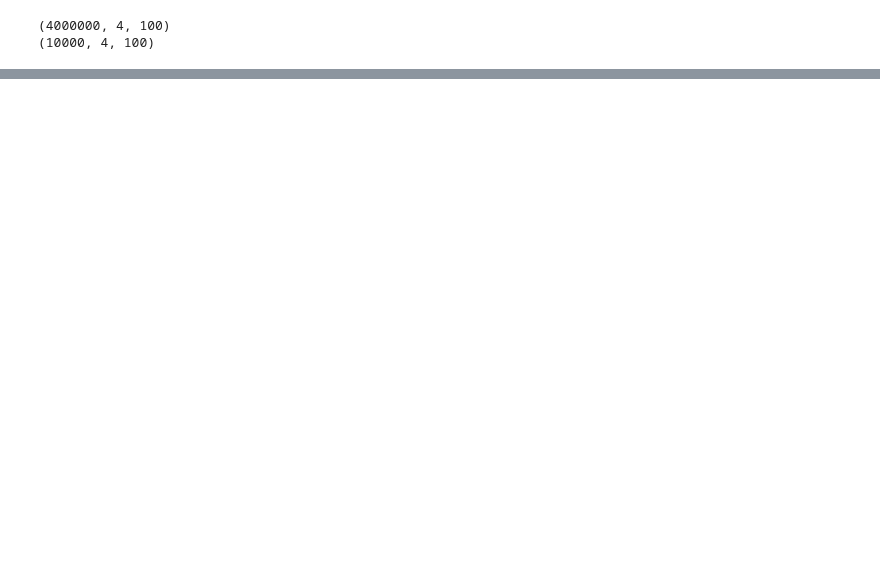
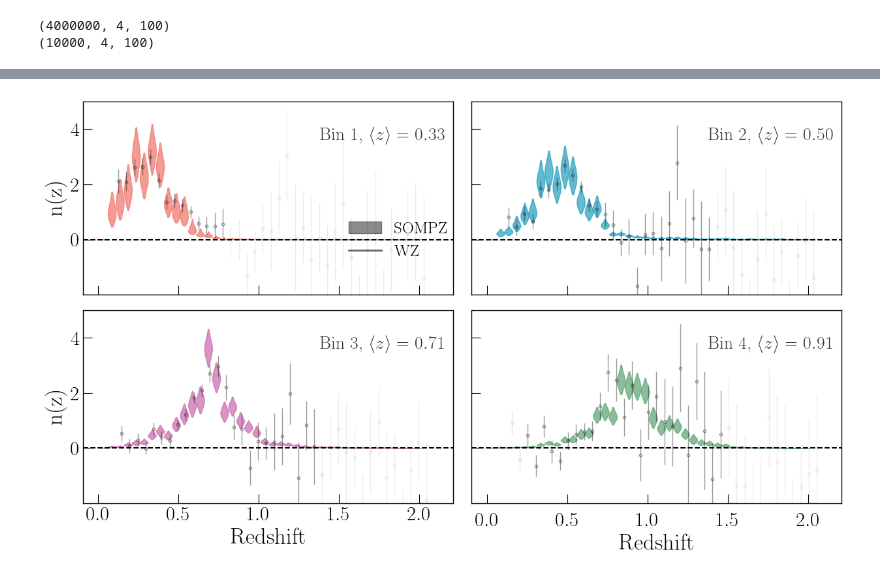
Before and after one commit to DhayaaAnbajagane/CosmicShearPhotoZ, a Jupyter notebook: paper_plots/Fiducial_Distribution.ipynb, the cells around one changed output, grey strips where cells are left out. Drawn from its saved outputs; the diff is of its cells as text; code cells hidden in the pictures; blank space fills up the shorter version.

```diff
--- a/paper_plots/Fiducial_Distribution.ipynb
+++ b/paper_plots/Fiducial_Distribution.ipynb
@@ -36,7 +36,7 @@ zbins   = np.arange(min_z,max_z+delta_z,delta_z)
 zbinsc  = zbins[:-1]+(zbins[1]-zbins[0])/2.
 
 
-files = sorted(glob.glob('/project/chihway/dhayaa/DECADE/SOMPZ/Runs/20240408/Final/nz_Samp*.npy'))
+files = sorted(glob.glob('/project/chihway/dhayaa/DECADE/SOMPZ/Runs/20241113/Final/nz_Samp*.npy'))
 X  = np.concatenate([np.load(f)[::] for f in files]); print(X.shape)
 X  = X[np.random.choice(X.shape[0], 10_000, replace = False)]; print(X.shape)
 
@@ -121,0 +61,56 @@ plt.show()
+# %%
+fig, ax = plt.subplots(2, 2, sharex = True, sharey = True, figsize = (15,  8))
+ax = ax.flatten()
+plt.subplots_adjust(wspace = 0.05, hspace = 0.08)
+
+
+f = [0.9, 0.7, 0.6, 0.7]
+for i in range(4):
+
+    nz_here = np.mean(X[:,i, mask], axis = 0)
+    cdf     = np.cumsum(nz_here)/np.sum(nz_here)
+    cdf[-1] = 1
+
+    for j in range(Z['N_z'][i].size):
+
+        a = 1 - 1.5*Z['dN_z'][i][j]/np.max(Z['dN_z'][i])
+        c = cdf[np.argmin(np.abs(z[j] - zbinsc[mask]))]
+
+        if c < 0.005:
+            a = 0.1
+        elif c > 0.99:
+            a = 0.08
+        else:
+            a = 0.4
+
+        ax[i].errorbar(z[j] + 0.01*i, f[i]*Z['N_z'][i][j] / np.sqrt(dz3), yerr = f[i]*Z['dN_z'][i][j] / np.sqrt(dz3), elinewidth = 1,
+                       lw = 0, color  = 'k', alpha = a, zorder = 1000, marker = 'o', markersize = 3, markeredgecolor = 'k', markerfacecolor = 'none')
+
+    parts2 = ax[i].violinplot(X[:,i, mask] / dz1,positions=zbinsc[mask],
+                              widths=0.05, showmeans=False, showmedians=False, showextrema=False, )
+    for pc in parts2['bodies']:
+        pc.set_facecolor(colors2[i])
+        pc.set_edgecolor(colors2[i])
+        pc.set_alpha(0.7)
+
+
+[a.axhline(0, color =  'k', ls = '--') for a in ax.flat]
+[a.set_xlabel('Redshift', size = 25) for a in ax[2:].flat]
+ax[0].set_ylabel('n(z)', size = 25)
+ax[2].set_ylabel('n(z)', size = 25)
+
+[a.text(0.64, 0.8, r'Bin %d, $\langle z \rangle = %0.2f$' % (i + 1, np.median(mean[:, i])),
+        size = 20, transform = a.transAxes, color = 'k', alpha = 0.8)
+ for i, a in enumerate(ax.flatten())]
+
+
+ax[0].legend([plt.fill_between([], [], alpha = 0.45, color = 'k'),
+              plt.errorbar([], [],yerr = [], color = 'k', alpha = 0.6, lw = 2)[0], ],
+             ['SOMPZ', 'WZ'], fontsize = 18, loc = (0.7, 0.15))
+
+plt.ylim(-1.99, 5)
+plt.tick_params(which = 'both', pad = 10)
+plt.savefig('./nofz_fid.pdf', dpi = 300, bbox_inches = 'tight')
+plt.show()
+# %% [output]
+[figure, added]
```
Also changed, not shown: parts of 1 cell of this notebook, 1 other file.
